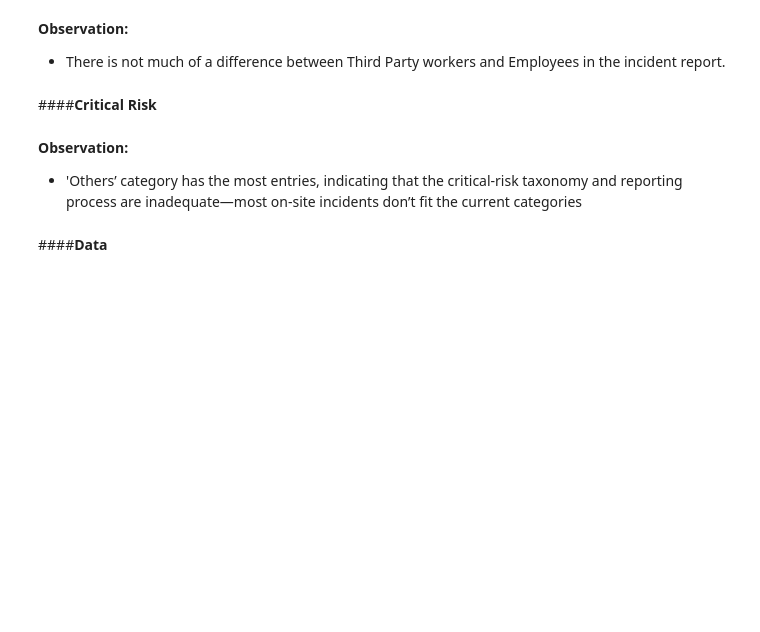
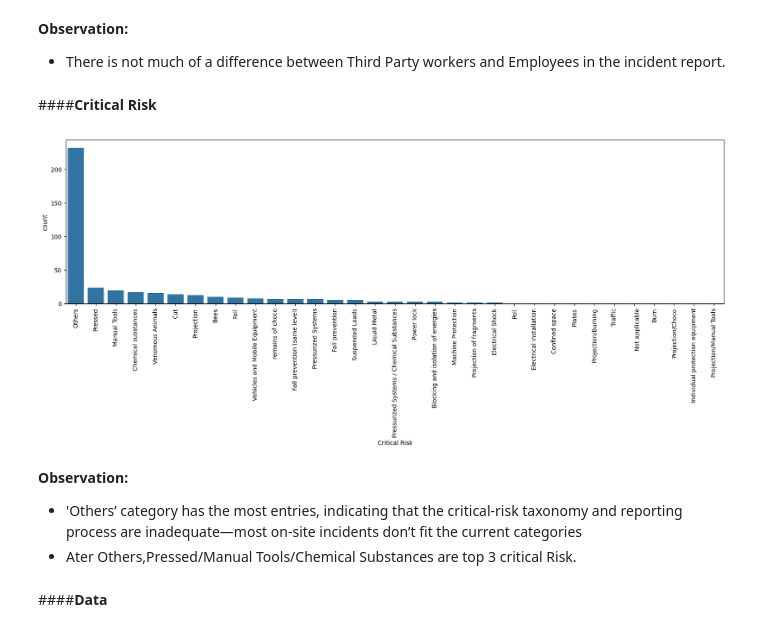
Before and after one commit to debosree1234/DeboSpringBoot, a Jupyter notebook: NLPChatbot.ipynb, the cells around one changed output. Cells and saved outputs as stored; diff of their text form; code cells hidden in the pictures; blank space fills up the shorter version.

```diff
--- a/NLPChatbot.ipynb
+++ b/NLPChatbot.ipynb
@@ -67,7 +72,7 @@ except Exception as e:
 # %%
 # loading data into a pandas dataframe
-accidents_data = pd.read_excel("/content/industrial_safety_and_health_database_with_accidents_description.xlsx")
-#accidents_data = pd.read_excel("https://raw.githubusercontent.com/ABHINAVRISHI1983/nlp-chat-bot/main/industrial_safety_and_health_database_with_accidents_description.xlsx", engine='openpyxl')
+#accidents_data = pd.read_excel("/content/industrial_safety_and_health_database_with_accidents_description.xlsx")
+accidents_data = pd.read_excel("https://raw.githubusercontent.com/ABHINAVRISHI1983/nlp-chat-bot/main/industrial_safety_and_health_database_with_accidents_description.xlsx", engine='openpyxl')
 # %%
 # creating a copy of the data
 data = accidents_data.copy() #Good practice to preserve raw data
@@ -213,4 +304,16 @@ We can see that the below sample words and corresponding word after applying lem
 # %%
 #Create a copy for EDA analysis
 data_eda=data.copy()
+# %%
+# Function to Derive Season based on Month
+def convertMonthToSeason(x):
+    if x in [9, 10, 11]:
+        season = 'Spring'
+    elif x in [12, 1, 2]:
+        season = 'Summer'
+    elif x in [3, 4, 5]:
+        season = 'Autumn'
+    elif x in [6, 7, 8]:
+        season = 'Winter'
+    return season
 # %% [markdown]
@@ -218,10 +321,12 @@ data_eda=data.copy()
 # %%
 data_eda['Year'] = data_eda.Data.apply(lambda x : x.year).astype(int)
 data_eda['Month'] = data_eda.Data.apply(lambda x : x.month_name())
+data_eda['Month_Number'] = data_eda.Data.apply(lambda x : x.month)
 data_eda['Day'] = data_eda.Data.apply(lambda x : x.day)
 data_eda['Weekday'] = data_eda.Data.apply(lambda x : x.day_name())
 data_eda['WeekofYear'] = data_eda.Data.apply(lambda x : x.weekofyear)
 data_eda["DayOfWeek"] = data_eda["Data"].dt.day_name()
+data_eda['Season'] = data_eda['Month_Number'].apply(convertMonthToSeason)
 # %% [markdown]
 ###**Univariate Analysis**
 # %% [markdown]
@@ -330,7 +441,16 @@ bars.opts(
+# %%
+plt.figure(figsize=(20,5))
+descending_order = data_eda['Critical Risk'].value_counts().sort_values(ascending=False).index
+sns.countplot(x=data_eda['Critical Risk'],order=descending_order)
+plt.xticks(rotation = 'vertical')
+plt.show()
+# %% [output]
+[figure, added]
 # %% [markdown]
 **Observation:**
 
 * 'Others’ category has the most entries, indicating that the critical-risk taxonomy and reporting process are inadequate—most on-site incidents don’t fit the current categories
+* Ater Others,Pressed/Manual Tools/Chemical Substances are top 3 critical Risk.
 # %% [markdown]
 ####**Data**
 # %%
```
Also changed, not shown: parts of 65 cells of this notebook.
